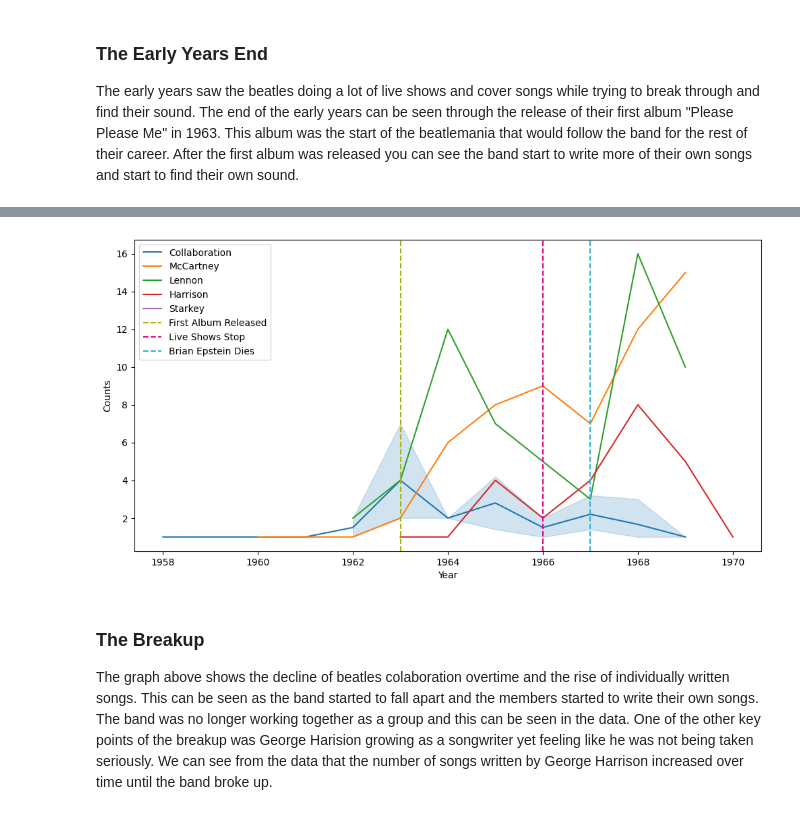
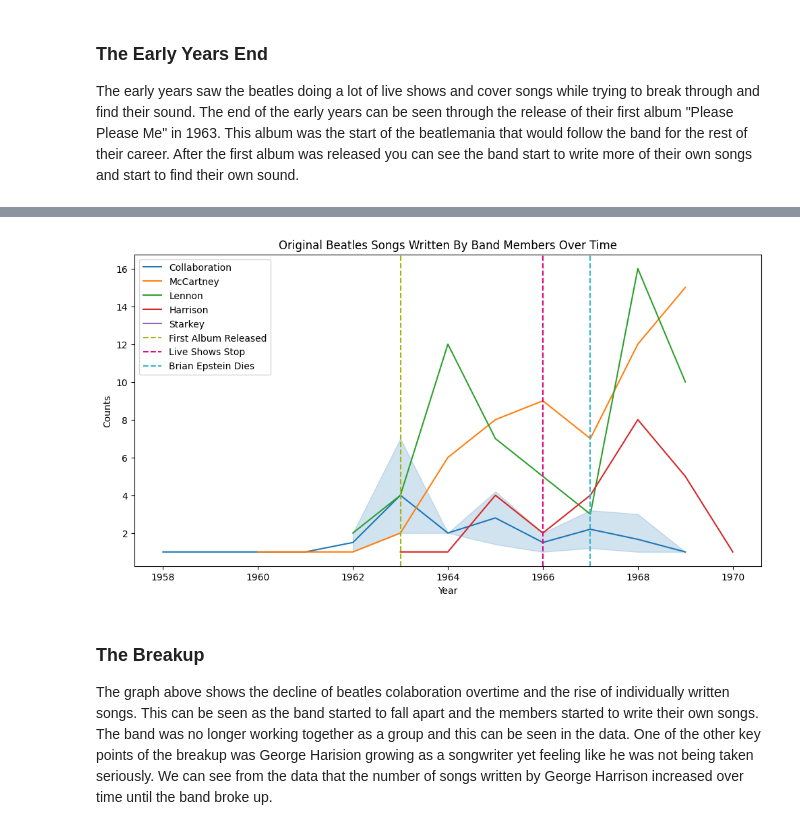
Before and after one commit to BenJenkyn/beatles-through-data, a Jupyter notebook: assignment1.ipynb, the cells around one changed output, grey strips where cells are left out. Saved outputs shown, nothing was run; the diff lists cells and outputs as text; code cells hidden in the pictures.

Commit message:
finished beatlemania section

```diff
--- a/assignment1.ipynb
+++ b/assignment1.ipynb
@@ -123,34 +114,36 @@ Name: count, dtype: int64
 # %%
 original_beatles_songs = beatles_songs[beatles_songs["Cover"] == False]
 songwriters_by_year = (
     original_beatles_songs.groupby(["Year", "Songwriter(s)"])
     .size()
     .reset_index(name="Counts")
 )
 # Prompt: "Filter the songwriters to include only those containing Lennon, McCartney, Harrison, or Starkey"
 # Filter the songwriters to include only those containing Lennon, McCartney, Harrison, or Starkey
 songwriters_by_year = songwriters_by_year[
     songwriters_by_year["Songwriter(s)"].str.contains(
         "Lennon|McCartney|Harrison|Starkey"
     )
 ]
 # Prompt: in the Songwriter(s) column only any string where the songwriter isn't just "Lennon" "McCartney" "Harrision" or "Starkey" (for example if the string is Lennon and McCartney) change it to say "Collaboration"
 songwriters_by_year["Songwriter(s)"] = songwriters_by_year["Songwriter(s)"].apply(
     lambda x: (
         x if x in ["Lennon", "McCartney", "Harrison", "Starkey"] else "Collaboration"
     )
 )
 sns.lineplot(data=songwriters_by_year, x="Year", y="Counts", hue="Songwriter(s)")
 
 # Prompt: "Add a vertical line at 1963 to indicate the year of the first album release"
 plt.axvline(x=1963, color='#a5b30e', linestyle='--', label='First Album Released')
+
 plt.axvline(x=1966, color='#E00A86', linestyle='--', label='Live Shows Stop')
 plt.axvline(x=1967, color='#30B4CC', linestyle='--', label='Brian Epstein Dies')
+plt.title("Original Beatles Songs Written By Band Members Over Time")
 plt.legend()
 plt.gcf().set_size_inches(12, 6)
 plt.show()
 # %% [output]
-[figure, old version]
+[figure, new version]
 # %% [markdown]
 ### The Breakup
 The graph above shows the decline of beatles colaboration overtime and the rise of individually written songs. This can be seen as the band started to fall apart and the members started to write their own songs. The band was no longer working together as a group and this can be seen in the data. One of the other key points of the breakup was George Harision growing as a songwriter yet feeling like he was not being taken seriously. We can see from the data that the number of songs written by George Harrison increased over time until the band broke up.
```
Also changed, not shown: parts of 3 cells of this notebook.
